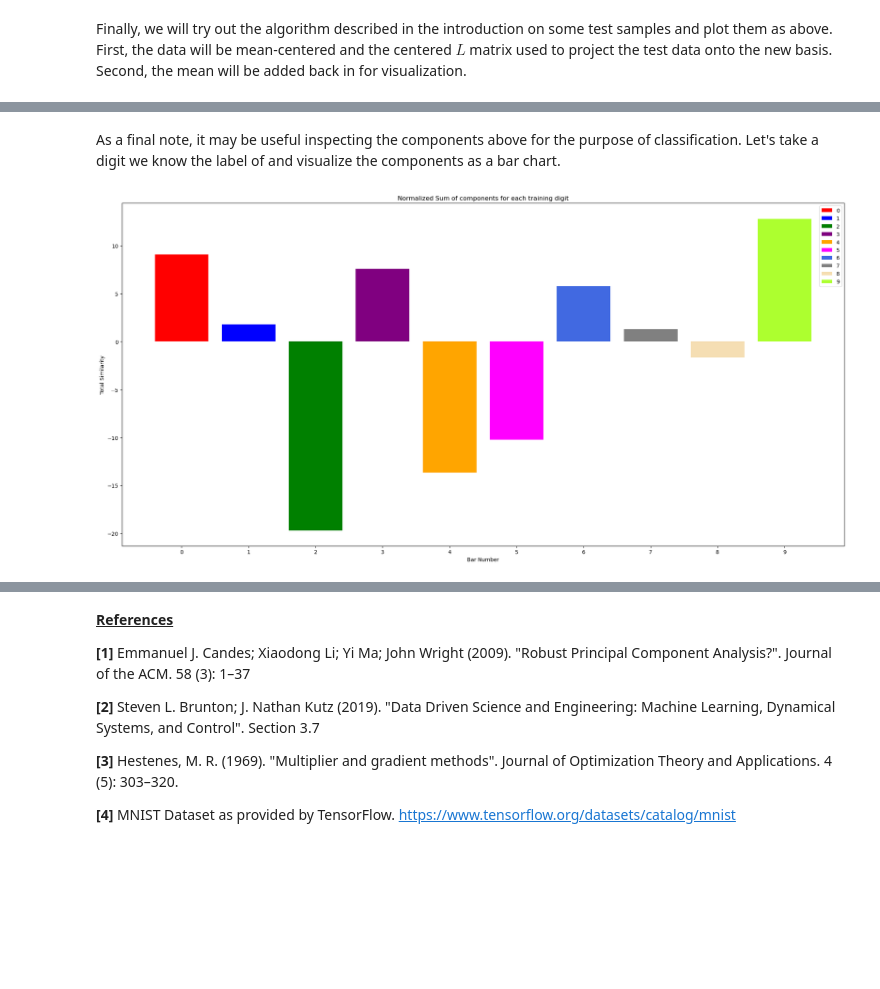
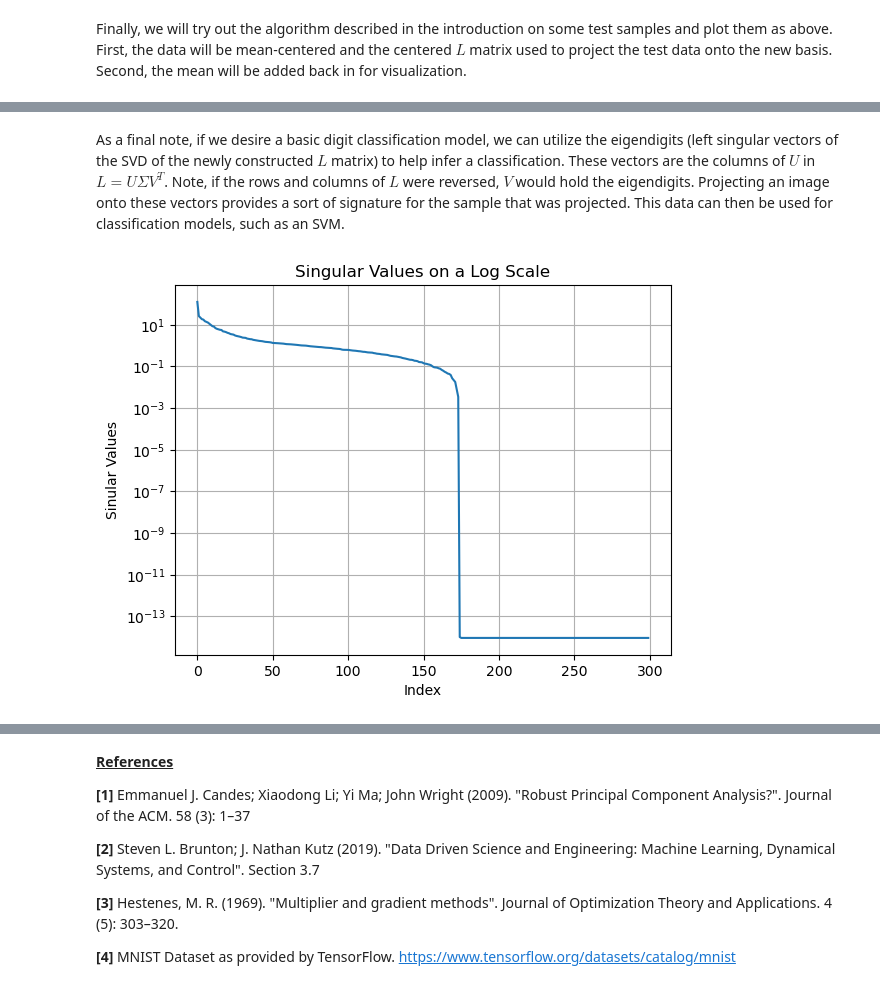
Before and after one commit to bodle720/DSTopics, a Jupyter notebook: PCA_robust/PCA_robust_handwritten_digits_noise.ipynb, the cells around one changed output, grey strips where cells are left out. Cells and saved outputs as stored; diff of their text form; code cells hidden in the pictures; blank space fills up the shorter version.

```diff
--- a/PCA_robust/PCA_robust_handwritten_digits_noise.ipynb
+++ b/PCA_robust/PCA_robust_handwritten_digits_noise.ipynb
@@ -286,27 +306,17 @@ plt.show()
 # %% [markdown]
-As a final note, it may be useful inspecting the components above for the purpose of classification. Let's take a digit we know the label of and visualize the components as a bar chart.
+As a final note, if we desire a basic digit classification model, we can utilize the eigendigits (left singular vectors of the SVD of the newly constructed $L$ matrix) to help infer a classification. These vectors are the columns of $U$ in $L = U \Sigma V^T$. Note, if the rows and columns of $L$ were reversed, $V$ would hold the eigendigits. Projecting an image onto these vectors provides a sort of signature for the sample that was projected. This data can then be used for classification models, such as an SVM.
 # %%
-# Find the index of a sample representing some digit.
-digit_desired = 3
-index_of_interest = np.random.choice(np.where(y_te_org == digit_desired)[0])
-comps = components[:, index_of_interest]
+# The columns of U will contain the eigendigits.
+U, Sigma, Vt = np.linalg.svd(L, full_matrices=False)
 
-labels = ['0', '1', '2', '3', '4', '5', '6', '7', '8', '9']
-colors = ['red', 'blue', 'green', 'purple', 'orange', 'magenta', 'royalblue', 'gray', 'wheat', 'greenyellow']
-vals = [0]*len(colors)
-label_counts = dict(zip(labels, vals))
-
-for ix, ind in enumerate(y_tr_org):
-    label_counts[str(ind)] += comps[ix]
-
-vals = list(label_counts.values())
-plt.figure(figsize=(20, 10))  # Optional: set the figure size
-plt.bar(labels, vals, color = colors, label = labels)
-plt.xlabel('Bar Number')
-plt.ylabel('Total Similarity')
-plt.title('Normalized Sum of components for each training digit')
-plt.legend()
-plt.tight_layout()
+# Let's visualize the singular values, indicating relative importance of the eigendigit vectors.
+plt.figure()
+plt.plot(Sigma)
+plt.yscale('log')
+plt.xlabel('Index')
+plt.ylabel('Sinular Values')
+plt.title('Singular Values on a Log Scale')
+plt.grid(True)
 plt.show()
 # %% [output]
-[figure, old version]
+[figure, new version]
```
Also changed, not shown: parts of 14 cells of this notebook, 1 other file.
